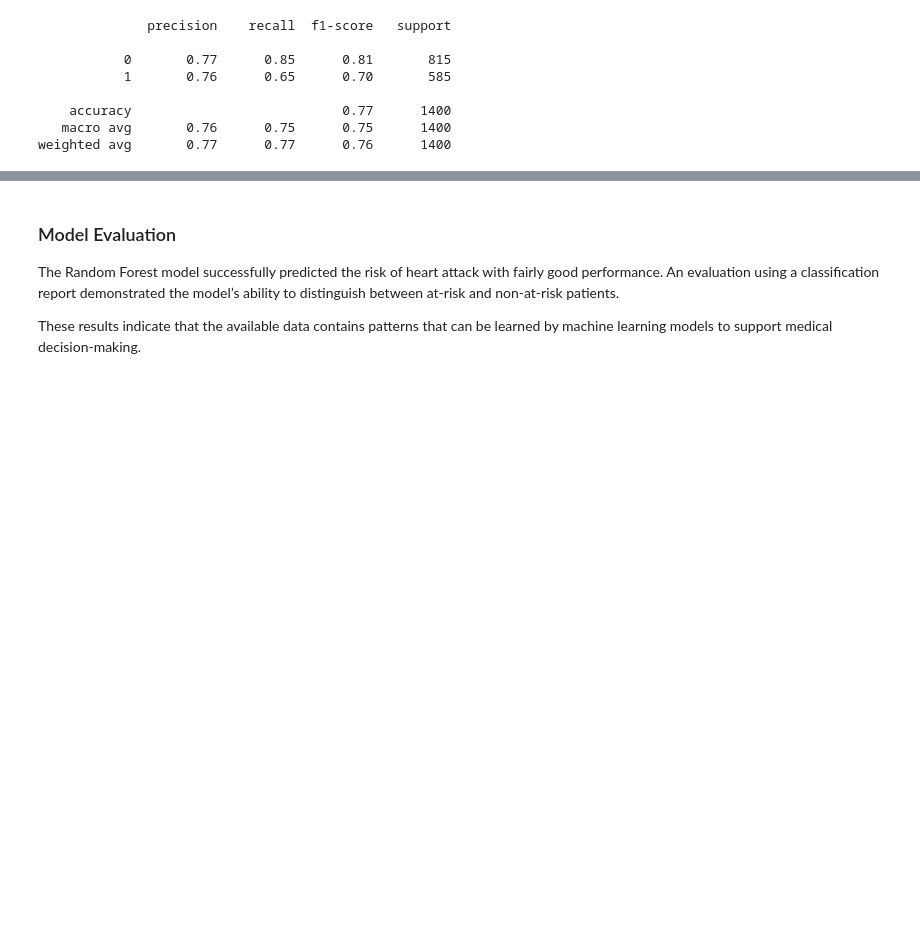
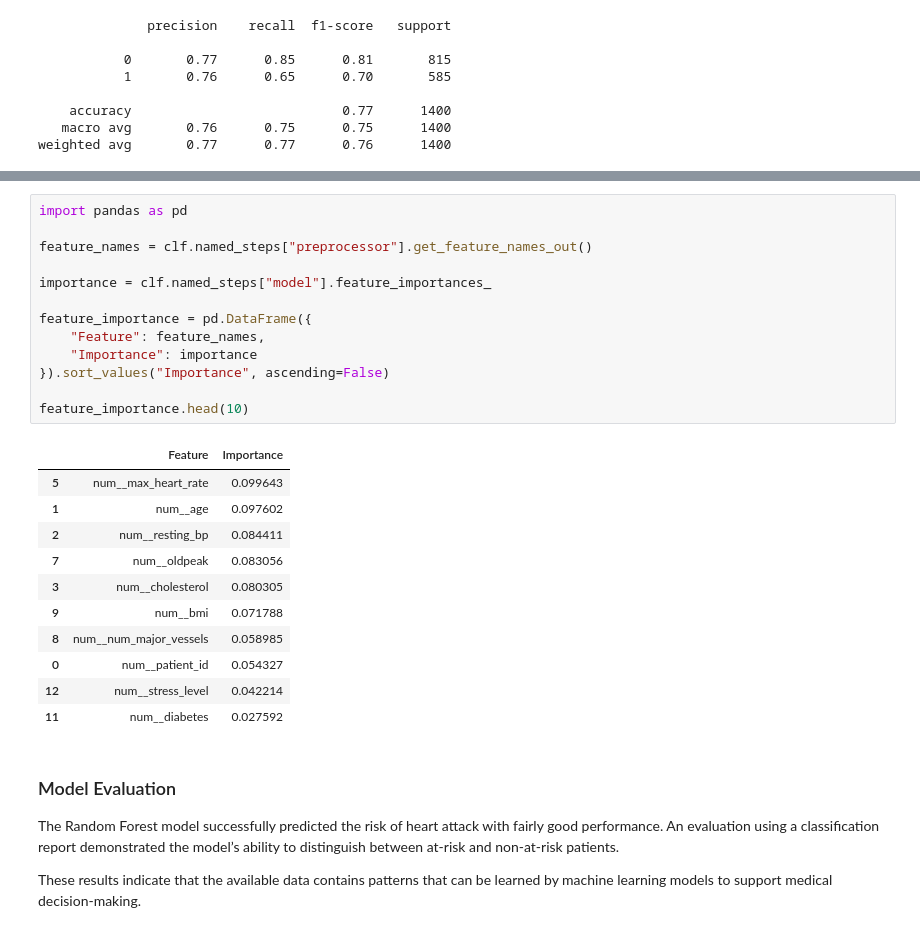
Before and after one commit to zahrapramesti649-cell/heart-attack-risk-prediction, a Jupyter notebook: notebooks/05_modeling.ipynb, the cells around one changed output, grey strips where cells are left out. Cells and saved outputs as stored; diff of their text form; blank space fills up the shorter version.

```diff
--- a/notebooks/05_modeling.ipynb
+++ b/notebooks/05_modeling.ipynb
@@ -85,3 +92,28 @@ weighted avg       0.77      0.77      0.76      1400
+# %%
+import pandas as pd
+
+feature_names = clf.named_steps["preprocessor"].get_feature_names_out()
+
+importance = clf.named_steps["model"].feature_importances_
+
+feature_importance = pd.DataFrame({
+    "Feature": feature_names,
+    "Importance": importance
+}).sort_values("Importance", ascending=False)
+
+feature_importance.head(10)
+# %% [output]
+|  | Feature | Importance |
+| 5 | num__max_heart_rate | 0.099643 |
+| 1 | num__age | 0.097602 |
+| 2 | num__resting_bp | 0.084411 |
+| 7 | num__oldpeak | 0.083056 |
+| 3 | num__cholesterol | 0.080305 |
+| 9 | num__bmi | 0.071788 |
+| 8 | num__num_major_vessels | 0.058985 |
+| 0 | num__patient_id | 0.054327 |
+| 12 | num__stress_level | 0.042214 |
+| 11 | num__diabetes | 0.027592 |
 # %% [markdown]
 ### Model Evaluation
 
```
Also changed, not shown: parts of 1 cell of this notebook.
